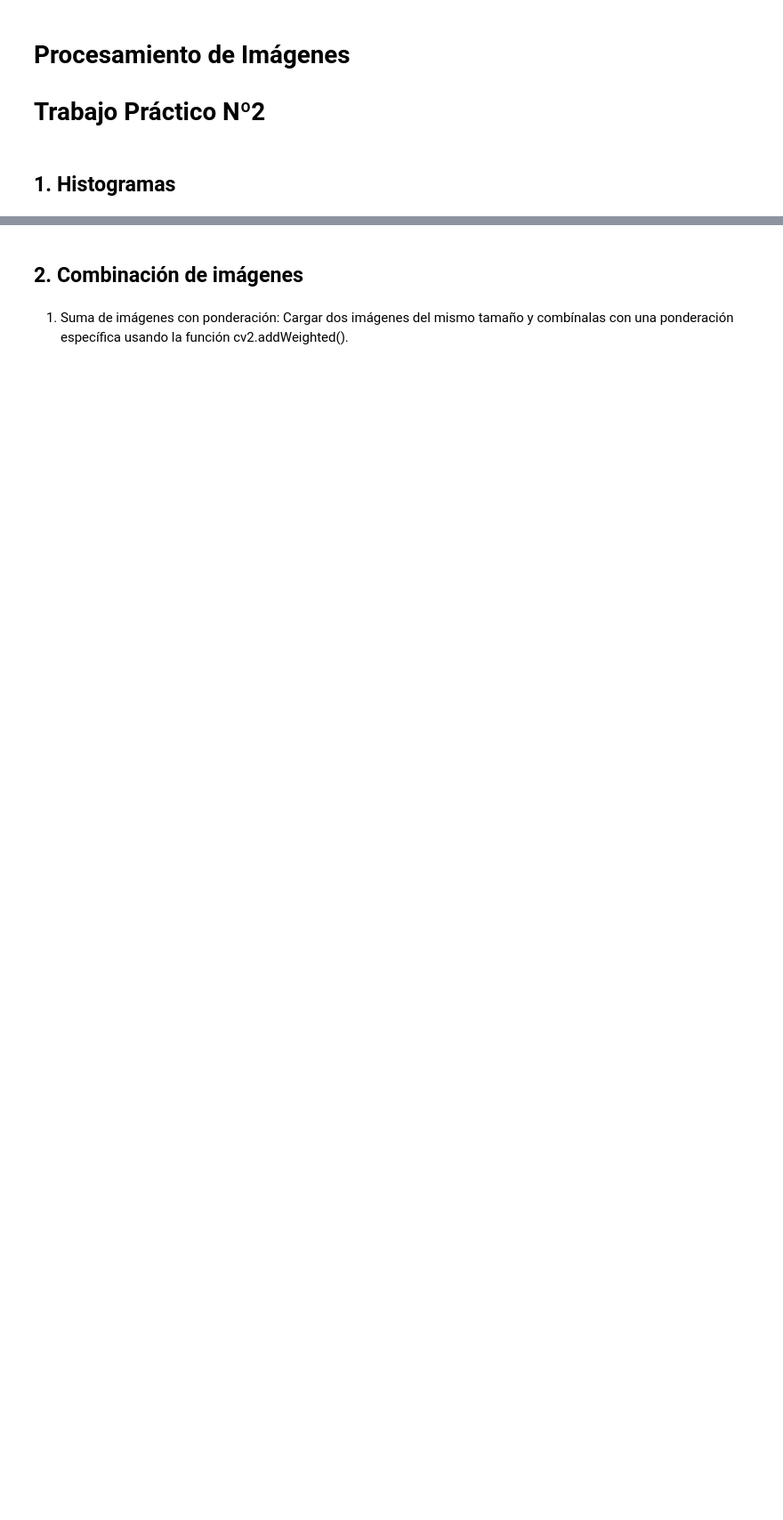
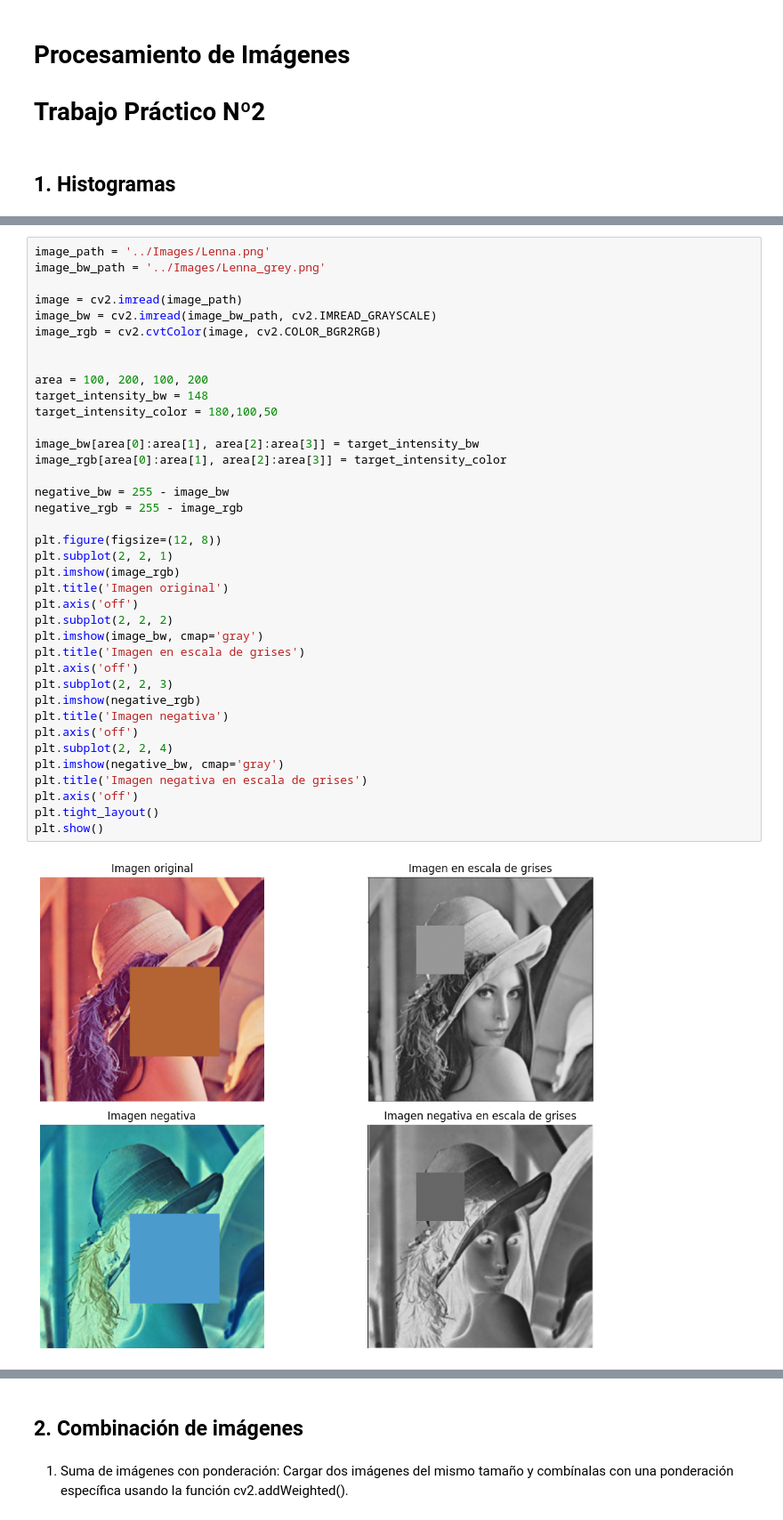
Before and after one commit to Yeu07/Image-Processing, a Jupyter notebook: TP2/TP2.ipynb, the cells around one changed output, grey strips where cells are left out. Shown at 89% size. Drawn from its saved outputs; the diff is of its cells as text; blank space fills up the shorter version.

```diff
--- a/TP2/TP2.ipynb
+++ b/TP2/TP2.ipynb
@@ -10,0 +132,40 @@ import numpy as np
+# %%
+image_path = '../Images/Lenna.png'
+image_bw_path = '../Images/Lenna_grey.png'
+
+image = cv2.imread(image_path)
+image_bw = cv2.imread(image_bw_path, cv2.IMREAD_GRAYSCALE)
+image_rgb = cv2.cvtColor(image, cv2.COLOR_BGR2RGB)
+
+
+area = 100, 200, 100, 200
+target_intensity_bw = 148
+target_intensity_color = 180,100,50
+
+image_bw[area[0]:area[1], area[2]:area[3]] = target_intensity_bw
+image_rgb[area[0]:area[1], area[2]:area[3]] = target_intensity_color
+
+negative_bw = 255 - image_bw
+negative_rgb = 255 - image_rgb
+
+plt.figure(figsize=(12, 8))
+plt.subplot(2, 2, 1)
+plt.imshow(image_rgb)
+plt.title('Imagen original')
+plt.axis('off')
+plt.subplot(2, 2, 2)
+plt.imshow(image_bw, cmap='gray')
+plt.title('Imagen en escala de grises')
+plt.axis('off')
+plt.subplot(2, 2, 3)
+plt.imshow(negative_rgb)
+plt.title('Imagen negativa')
+plt.axis('off')
+plt.subplot(2, 2, 4)
+plt.imshow(negative_bw, cmap='gray')
+plt.title('Imagen negativa en escala de grises')
+plt.axis('off')
+plt.tight_layout()
+plt.show()
+# %% [output]
+[figure, added]
```
Also changed, not shown: parts of 13 cells of this notebook, 5 other files.
